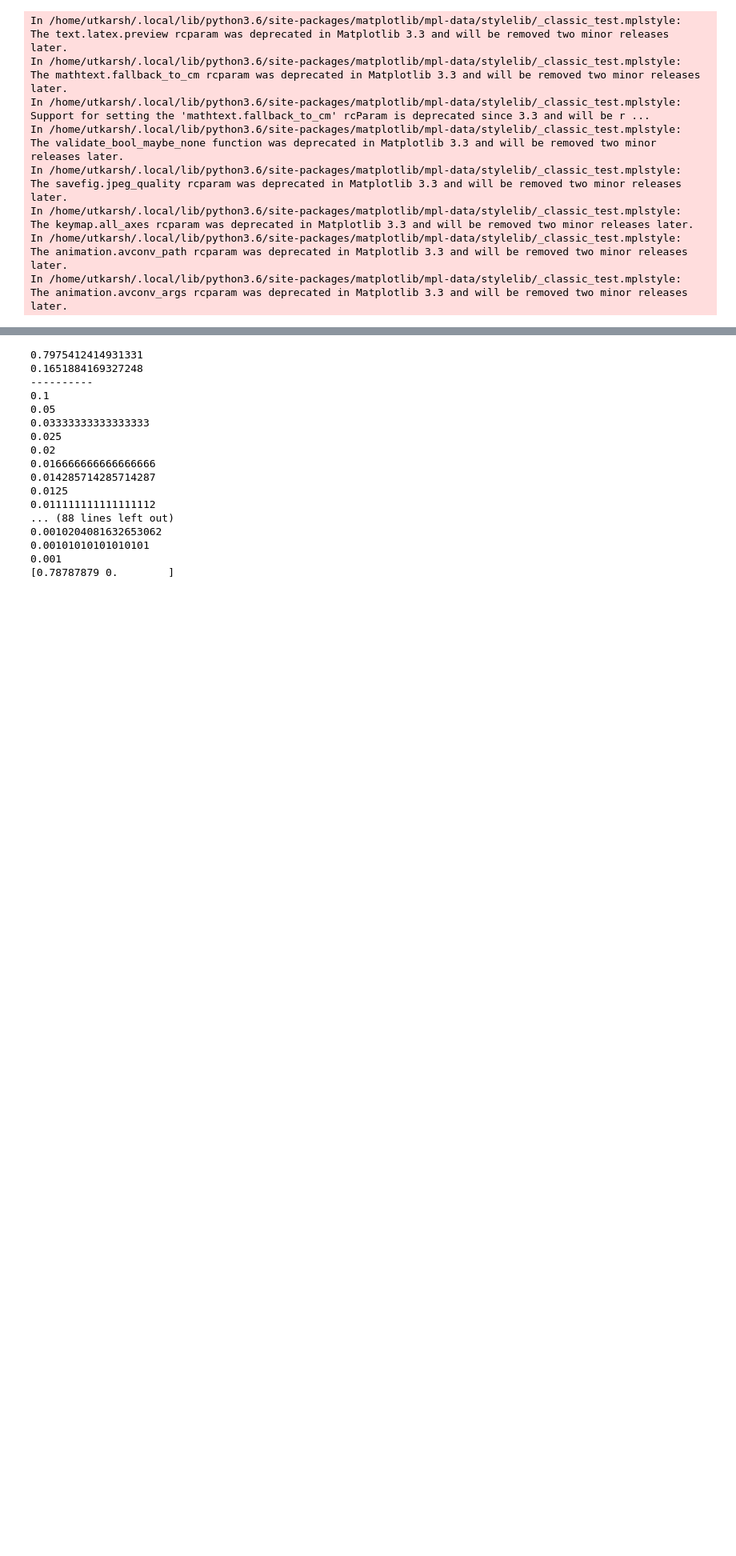
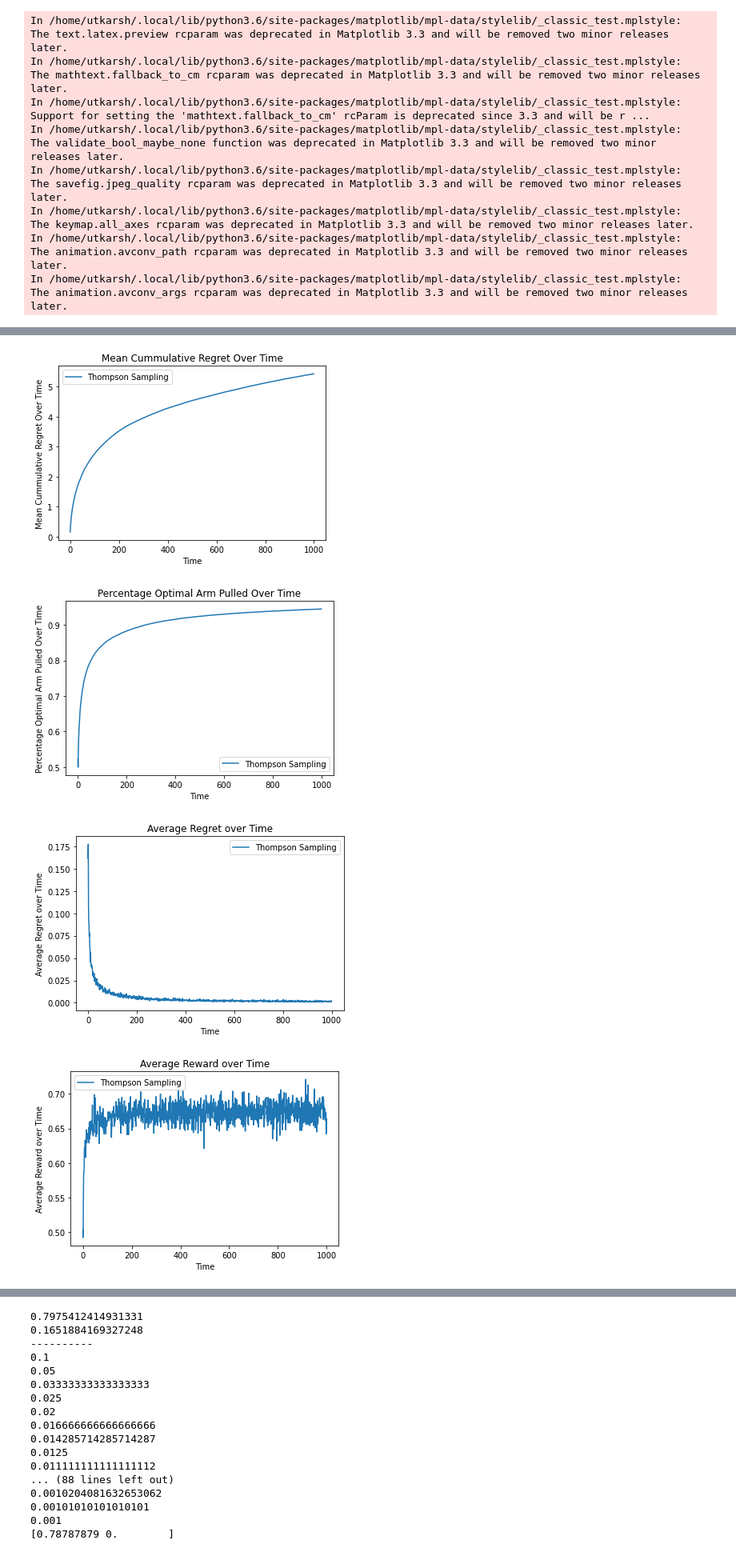
Before and after one commit to Utkarshp1/CS-414-Reinforcement-Learning, a Jupyter notebook: Multi-Armed Bandits/src/Untitled.ipynb, the cells around one changed output, grey strips where cells are left out. Shown at 80% size. Saved outputs shown, nothing was run; the diff lists cells and outputs as text; code cells hidden in the pictures; blank space fills up the shorter version.

```diff
--- a/Multi-Armed Bandits/src/Untitled.ipynb
+++ b/Multi-Armed Bandits/src/Untitled.ipynb
@@ -25,0 +114,10 @@ The animation.avconv_args rcparam was deprecated in Matplotlib 3.3 and will be r
+# %%
+algo = {"Thompson Sampling": (ThompsonSampling, {})}
+
+experiment = Experiment(
+    algo,
+    "Bernoulli_2_Thompson_Sampling",
+    num_runs=1000,
+    num_arms=2,
+    metrics=[MeanCummulativeRegret(), PercentOptimalArmPull(), AverageRegretOverTime()]
+)
@@ -25,0 +126,7 @@ The animation.avconv_args rcparam was deprecated in Matplotlib 3.3 and will be r
+# %%
+experiment.generate_plots()
+# %% [output]
+[figure, added]
+[figure, added]
+[figure, added]
+[figure, added]
```
Also changed, not shown: parts of 27 cells of this notebook, 30 other files.
